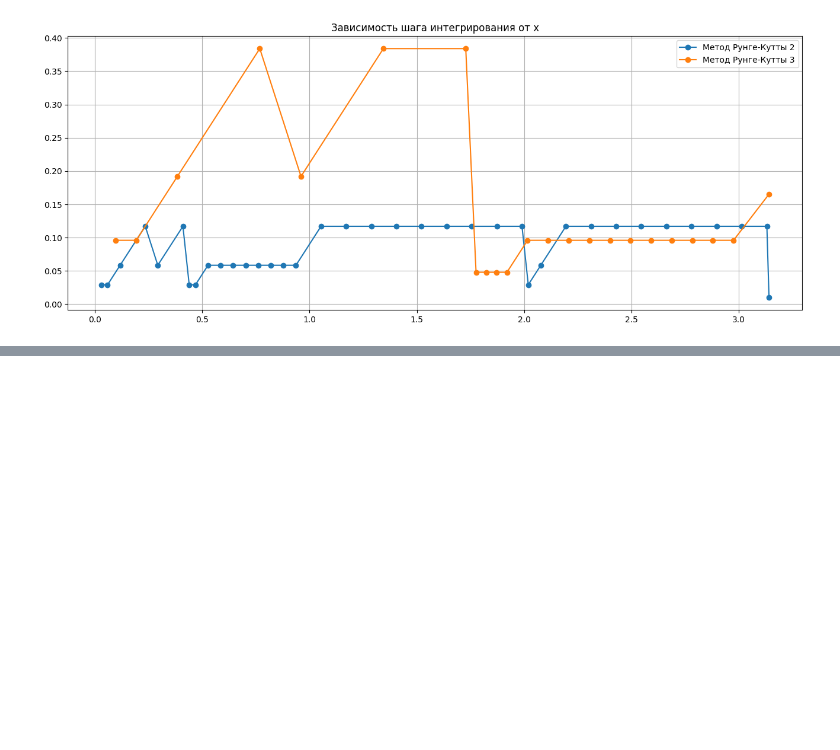
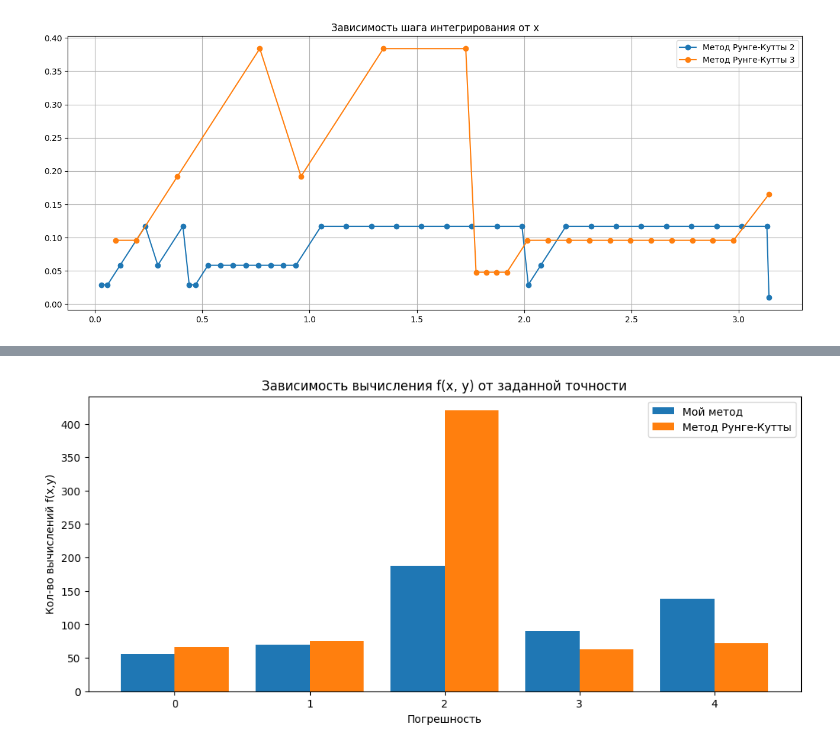
Before and after one commit to NRina4/Numerical-Methods, a Jupyter notebook: Тема №8/task8.ipynb, the cells around one changed output, grey strips where cells are left out. Saved outputs shown, nothing was run; the diff lists cells and outputs as text; code cells hidden in the pictures; blank space fills up the shorter version.

```diff
--- a/Тема №8/task8.ipynb
+++ b/Тема №8/task8.ipynb
@@ -237,0 +246,20 @@ plt.legend();
+# %%
+p_list = [10e-1, 10e-2, 10e-3, 10e-4, 10e-5]
+
+calc_list_2 = []
+calc_list_3 = []
+for p in p_list:
+    params.p = p
+    calc_list_2.append(np.sum(auto_step(x0, x1, y0, s_2, params)[3]))
+    calc_list_3.append(np.sum(auto_step(x0, x1, y0, s_3, params)[3]))
+
+# Построение графиков
+plt.figure(figsize=(12, 5))
+plt.title('Зависимость вычисления f(x, y) от заданной точности')
+plt.bar(-np.log10(p_list) - 0.2, calc_list_2, width=0.4, label='Мой метод')
+plt.bar(-np.log10(p_list) + 0.2, calc_list_3, width=0.4, label='Метод Рунге-Кутты')
+plt.xlabel('Погрешность')
+plt.ylabel('Кол-во вычислений f(x,y)')
+plt.legend();
+# %% [output]
+[figure, added]
```
Also changed, not shown: parts of 14 cells of this notebook, 3 other files.
